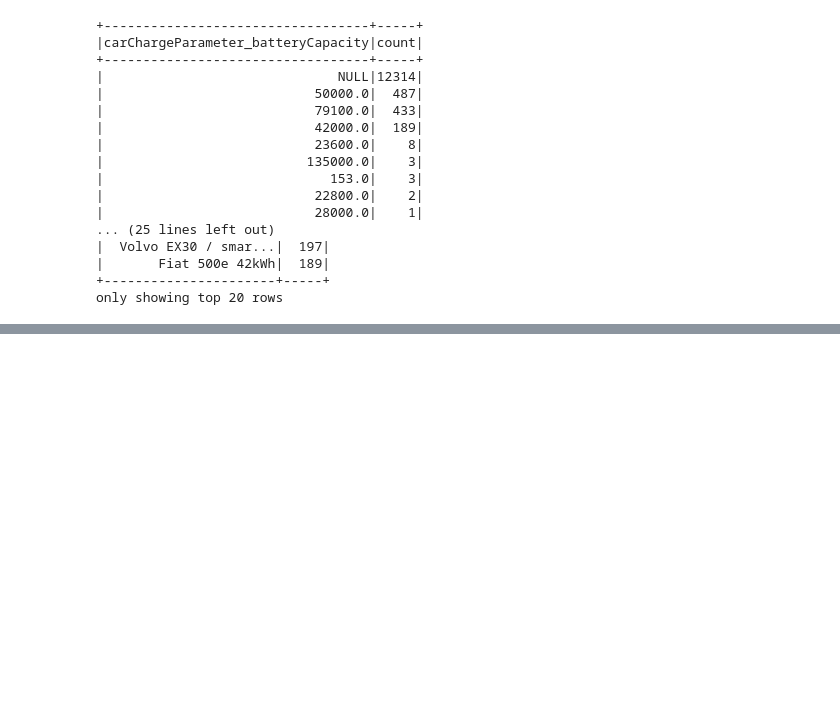
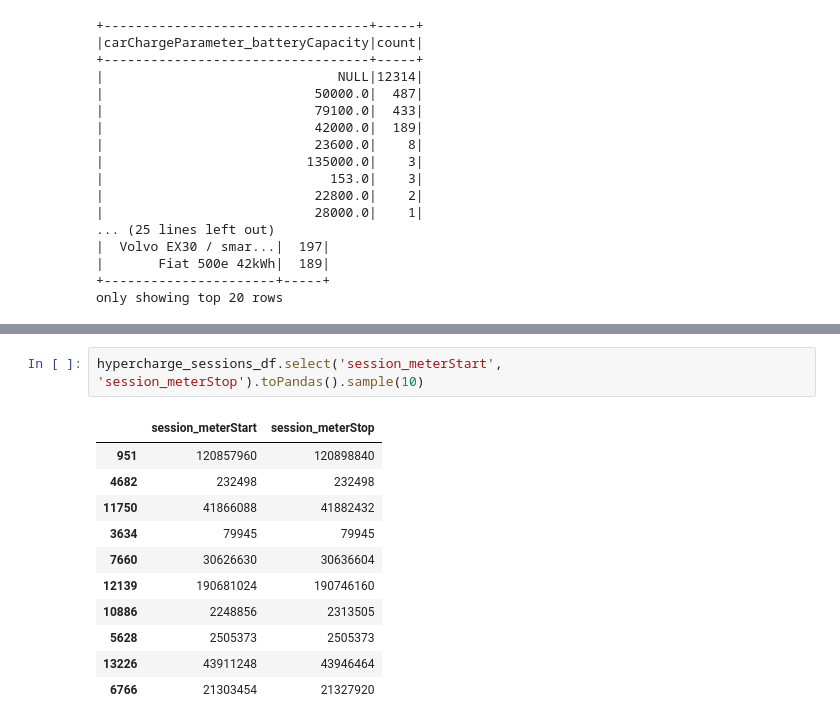
Before and after one commit to Zhao-Wei-Zhu/freetox, a Jupyter notebook: EDA_hypercharge_sessions.ipynb, the cells around one changed output, grey strips where cells are left out. Saved outputs shown, nothing was run; the diff lists cells and outputs as text; blank space fills up the shorter version.

```diff
--- a/EDA_hypercharge_sessions.ipynb
+++ b/EDA_hypercharge_sessions.ipynb
@@ -301,0 +384,14 @@ only showing top 20 rows
+# %%
+hypercharge_sessions_df.select('session_meterStart', 'session_meterStop').toPandas().sample(10)
+# %% [output]
+|  | session_meterStart | session_meterStop |
+| 951 | 120857960 | 120898840 |
+| 4682 | 232498 | 232498 |
+| 11750 | 41866088 | 41882432 |
+| 3634 | 79945 | 79945 |
+| 7660 | 30626630 | 30636604 |
+| 12139 | 190681024 | 190746160 |
+| 10886 | 2248856 | 2313505 |
+| 5628 | 2505373 | 2505373 |
+| 13226 | 43911248 | 43946464 |
+| 6766 | 21303454 | 21327920 |
```
Also changed, not shown: parts of 10 cells of this notebook.
